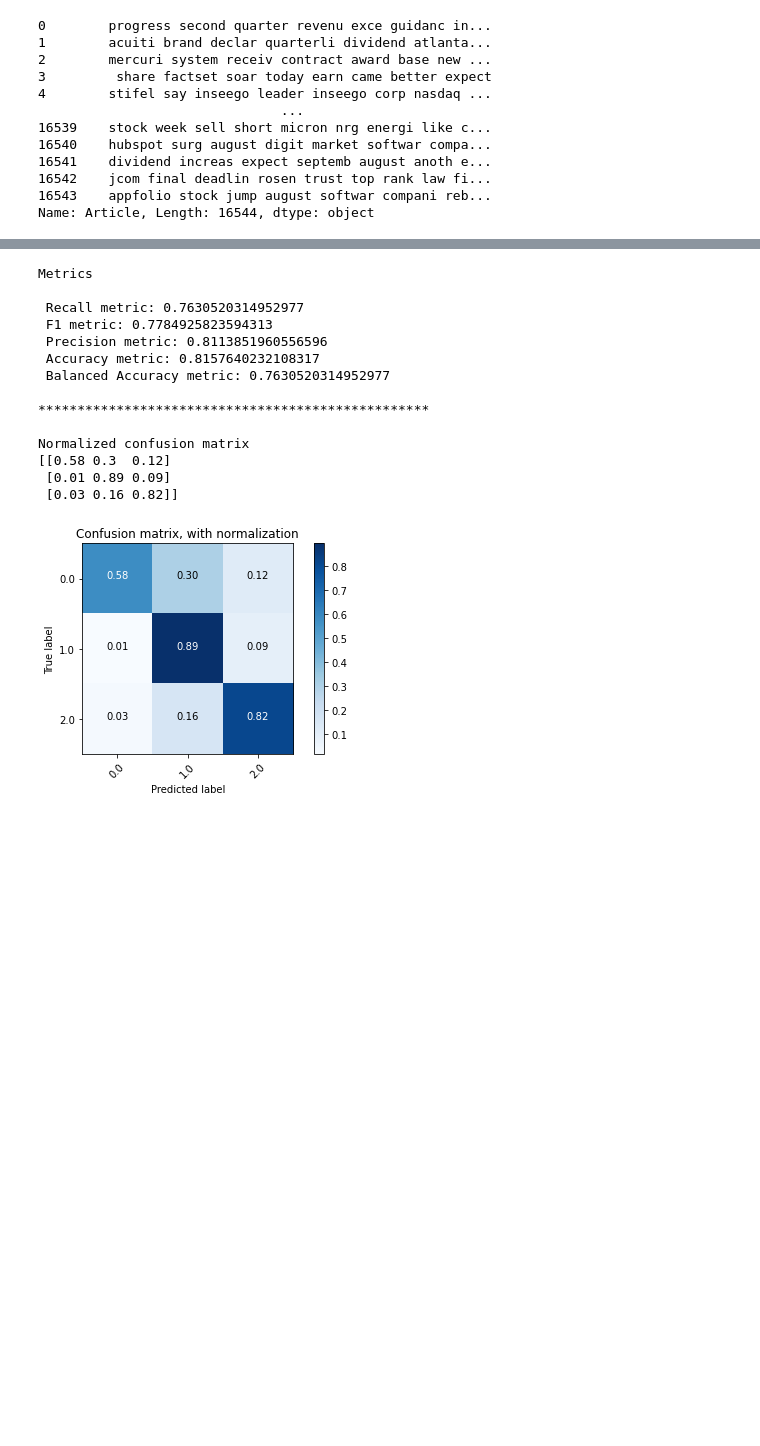
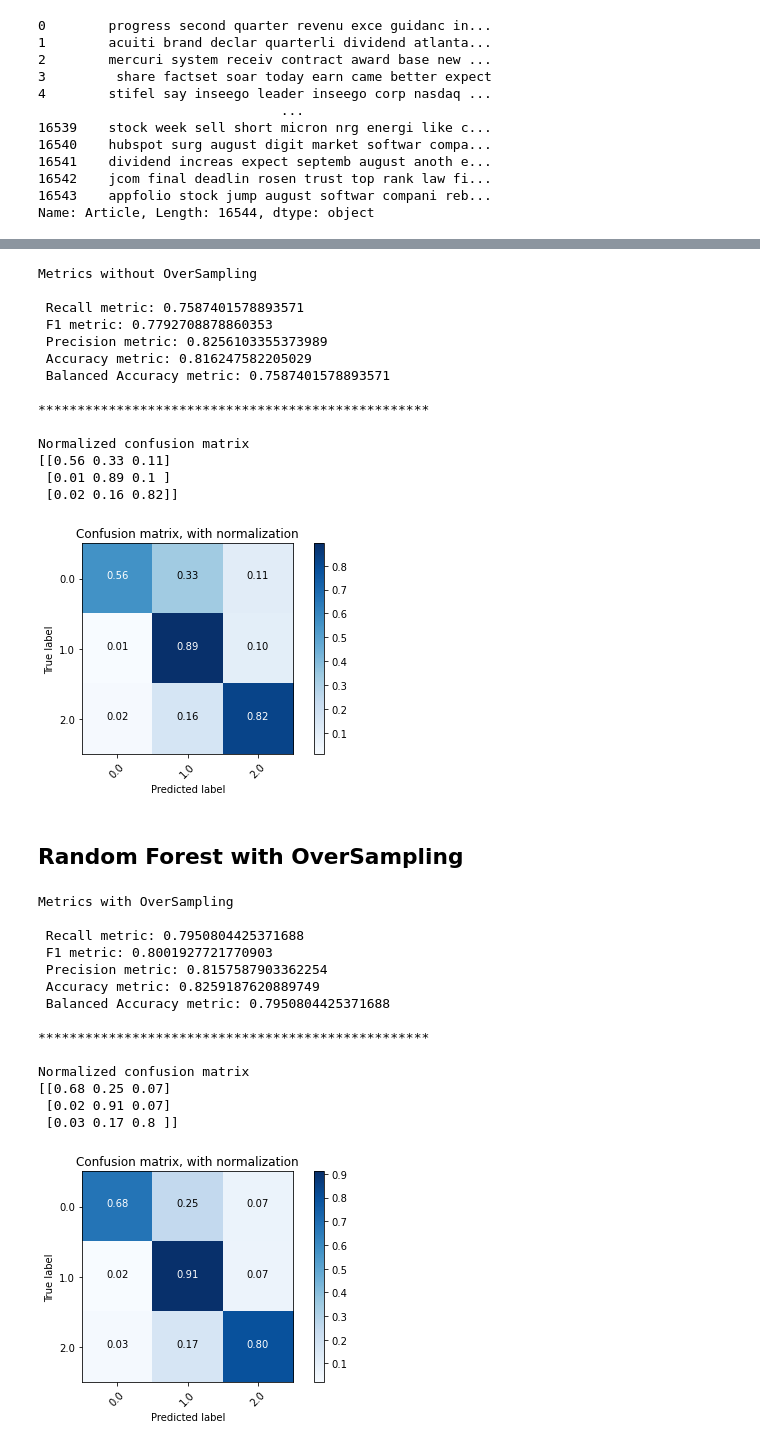
Before and after one commit to ialmalis/ML_in_Finance, a Jupyter notebook: Tech/Tech_NB_RF.ipynb, the cells around one changed output, grey strips where cells are left out. Saved outputs shown, nothing was run; the diff lists cells and outputs as text; code cells hidden in the pictures; blank space fills up the shorter version.

```diff
--- a/Tech/Tech_NB_RF.ipynb
+++ b/Tech/Tech_NB_RF.ipynb
@@ -202,13 +269,7 @@ model2 = RandomForestClassifier(n_estimators=100, max_features="auto", n_jobs=-1
 model2.fit(X_train,y_train)
 y_predicted = model2.predict(X_test)
 
-
-recall = metrics.recall_score(y_test,y_predicted,average='macro')
-precision = metrics.precision_score(y_test,y_predicted,average='macro')
-f1 = metrics.f1_score(y_test,y_predicted,average='macro')
-Accur=metrics.accuracy_score(y_test,y_predicted)
-
-print("\nMetrics\n")
+print("\nMetrics without OverSampling\n")
 recall = metrics.recall_score(y_test,y_predicted,average='macro')
 precision = metrics.precision_score(y_test,y_predicted,average='macro')
 f1 = metrics.f1_score(y_test,y_predicted,average='macro')
@@ -229,18 +290,61 @@ plt.figure()
 plot_confusion_matrix(cnf_matrix, classes=[0.0, 1.0, 2.0],
                       title='Confusion matrix, with normalization')
 # %% [output]
-Metrics
+Metrics without OverSampling
 
- Recall metric: 0.7630520314952977
- F1 metric: 0.7784925823594313
- Precision metric: 0.8113851960556596
- Accuracy metric: 0.8157640232108317
- Balanced Accuracy metric: 0.7630520314952977
+ Recall metric: 0.7587401578893571
+ F1 metric: 0.7792708878860353
+ Precision metric: 0.8256103355373989
+ Accuracy metric: 0.816247582205029
+ Balanced Accuracy metric: 0.7587401578893571
 
 **************************************************
 
 Normalized confusion matrix
-[[0.58 0.3  0.12]
- [0.01 0.89 0.09]
- [0.03 0.16 0.82]]
+[[0.56 0.33 0.11]
+ [0.01 0.89 0.1 ]
+ [0.02 0.16 0.82]]
 [figure]
+# %% [markdown]
+## Random Forest with OverSampling
+# %%
+model3 = RandomForestClassifier(n_estimators=100, max_features="auto", n_jobs=-1,class_weight='balanced')
+model3.fit(X_ros,y_ros)
+y_predicted = model3.predict(X_test)
+
+print("\nMetrics with OverSampling\n")
+recall = metrics.recall_score(y_test,y_predicted,average='macro')
+precision = metrics.precision_score(y_test,y_predicted,average='macro')
+f1 = metrics.f1_score(y_test,y_predicted,average='macro')
+Accur=metrics.accuracy_score(y_test,y_predicted)
+B_Accur=metrics.balanced_accuracy_score(y_test,y_predicted)
+
+print(' Recall metric:',recall)
+print(' F1 metric:',f1)
+print(' Precision metric:',precision)
+print(' Accuracy metric:',Accur)
+print(' Balanced Accuracy metric:',B_Accur,"\n")
+print("**************************************************\n")
+
+cnf_matrix = confusion_matrix(y_test, y_predicted,labels=[0.0, 1.0, 2.0])
+np.set_printoptions(precision=2)
+
+plt.figure()
+plot_confusion_matrix(cnf_matrix, classes=[0.0, 1.0, 2.0],
+                      title='Confusion matrix, with normalization')
+# %% [output]
+Metrics with OverSampling
+
+ Recall metric: 0.7950804425371688
+ F1 metric: 0.8001927721770903
+ Precision metric: 0.8157587903362254
+ Accuracy metric: 0.8259187620889749
+ Balanced Accuracy metric: 0.7950804425371688
+
+**************************************************
+
+Normalized confusion matrix
+[[0.68 0.25 0.07]
+ [0.02 0.91 0.07]
+ [0.03 0.17 0.8 ]]
+[figure, added]
```
Also changed, not shown: parts of 8 cells of this notebook, 1 other file.
